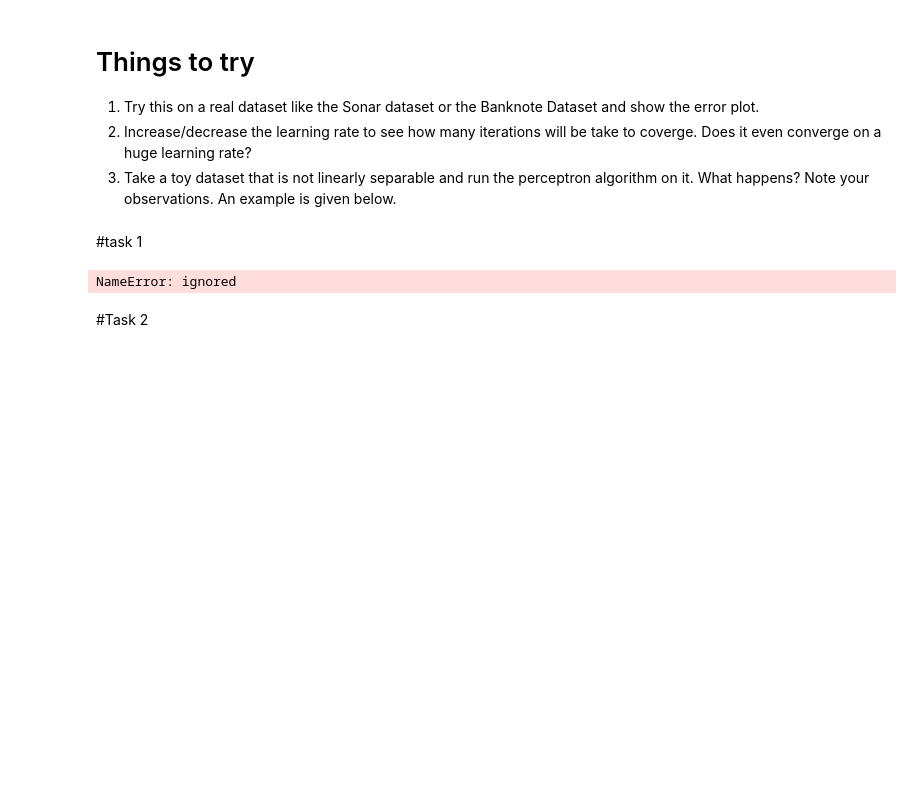
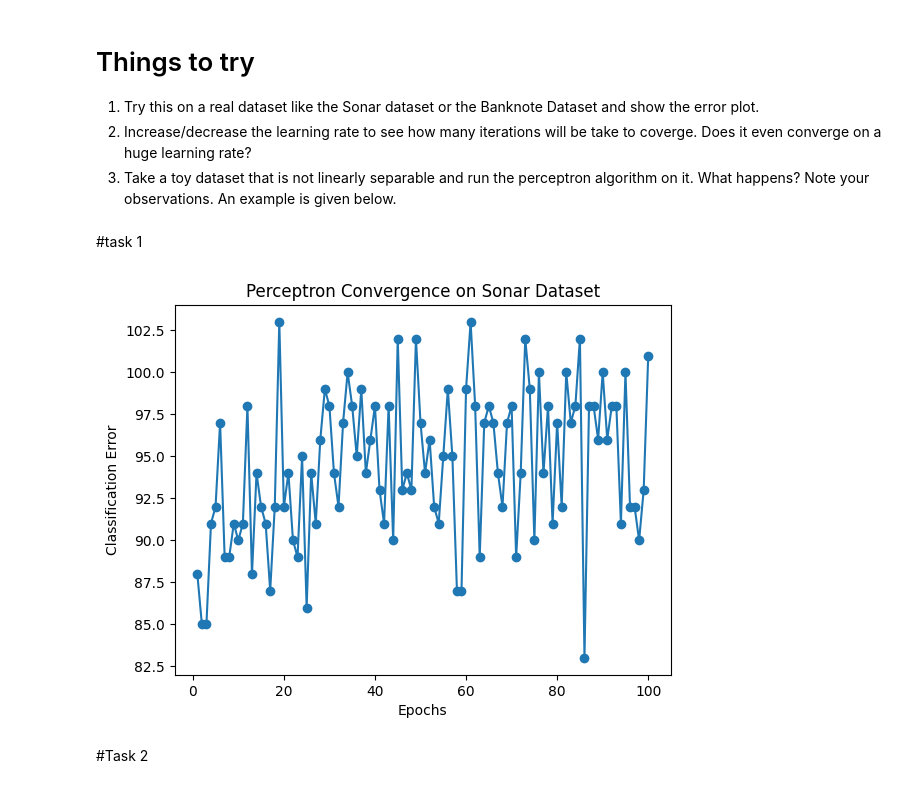
Before and after one commit to Arshiya109/python1, a Jupyter notebook: MODULE_4_LAB_1.ipynb, the cells around one changed output. Saved outputs shown, nothing was run; the diff lists cells and outputs as text; code cells hidden in the pictures; blank space fills up the shorter version.

```diff
--- a/MODULE_4_LAB_1.ipynb
+++ b/MODULE_4_LAB_1.ipynb
@@ -149,35 +149,53 @@ from sklearn.datasets import fetch_openml
 
 # Load the Sonar dataset
 sonar = fetch_openml(name='sonar', version=1)
 X = sonar.data
 y = sonar.target
 y = np.where(y == 'R', -1, 1)  # Convert labels to -1 (Rock) and 1 (Mine)
 
 # Add a bias term to X
 X = np.c_[X, -np.ones(X.shape[0])]
 
 # Split the data into training and testing sets
 X_train, X_test, y_train, y_test = train_test_split(X, y, test_size=0.2, random_state=42)
 
 # Standardize features
 scaler = StandardScaler()
 X_train = scaler.fit_transform(X_train)
 X_test = scaler.transform(X_test)
 
 learning_rate = 0.1
 epochs = 100
 
+def perceptron_algo(X, y, learning_rate, epochs):
+    # Initialize weights with zeros
+    weights = np.zeros(X.shape[1])
+
+    # List to store classification errors at each epoch
+    errors = []
+
+    for epoch in range(epochs):
+        error = 0
+        for xi, target in zip(X, y):
+            update = learning_rate * (target - np.sign(np.dot(xi, weights)))
+            weights += update * xi
+            error += int(update != 0.0)
+        errors.append(error)
+
+    return weights, errors
+
+
 # Run the perceptron algorithm
-weights, errors = perceptron_algo(X_train, y_train, learning_rate, epochs)
+weight, errors = perceptron_algo(X_train, y_train, learning_rate, epochs)
 
 # Plot the error over epochs
 plt.plot(range(1, epochs + 1), errors, marker='o')
 plt.title('Perceptron Convergence on Sonar Dataset')
 plt.xlabel('Epochs')
 plt.ylabel('Classification Error')
 plt.show()
 # %% [output]
-NameError: ignored
+[figure, added]
 # %% [markdown]
 #Task 2
 # %%
```
